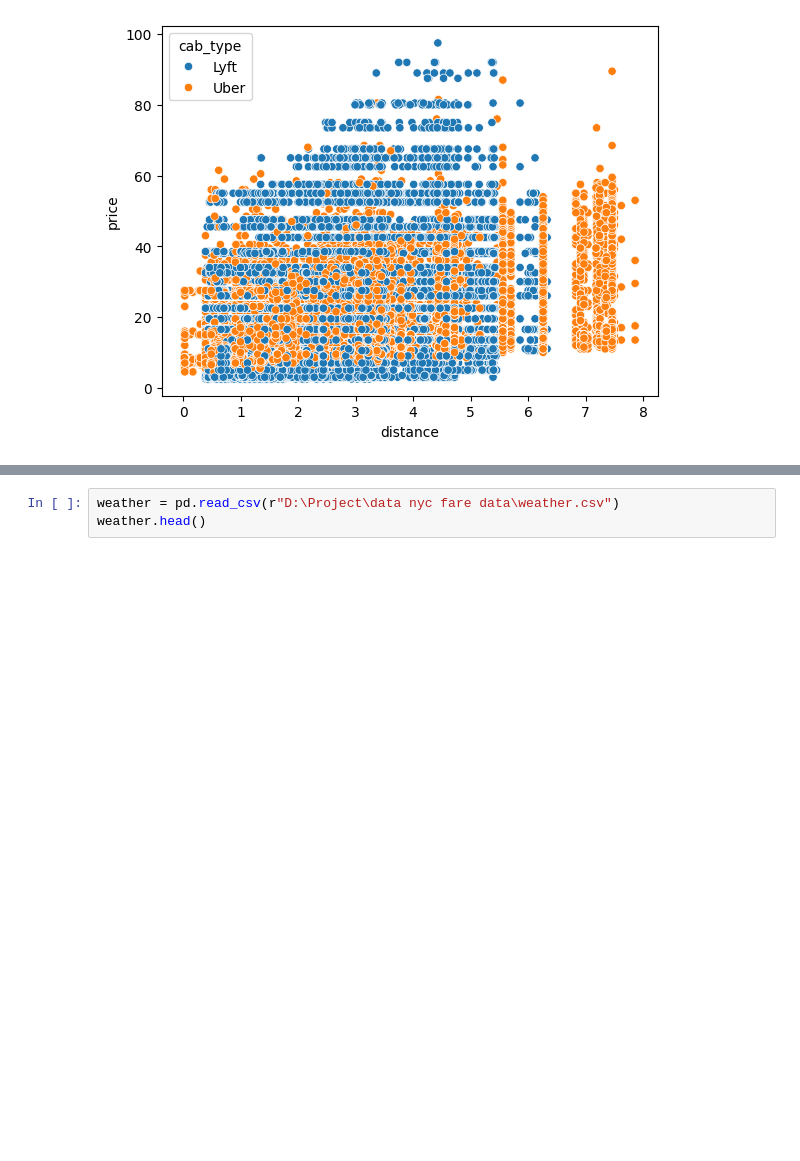
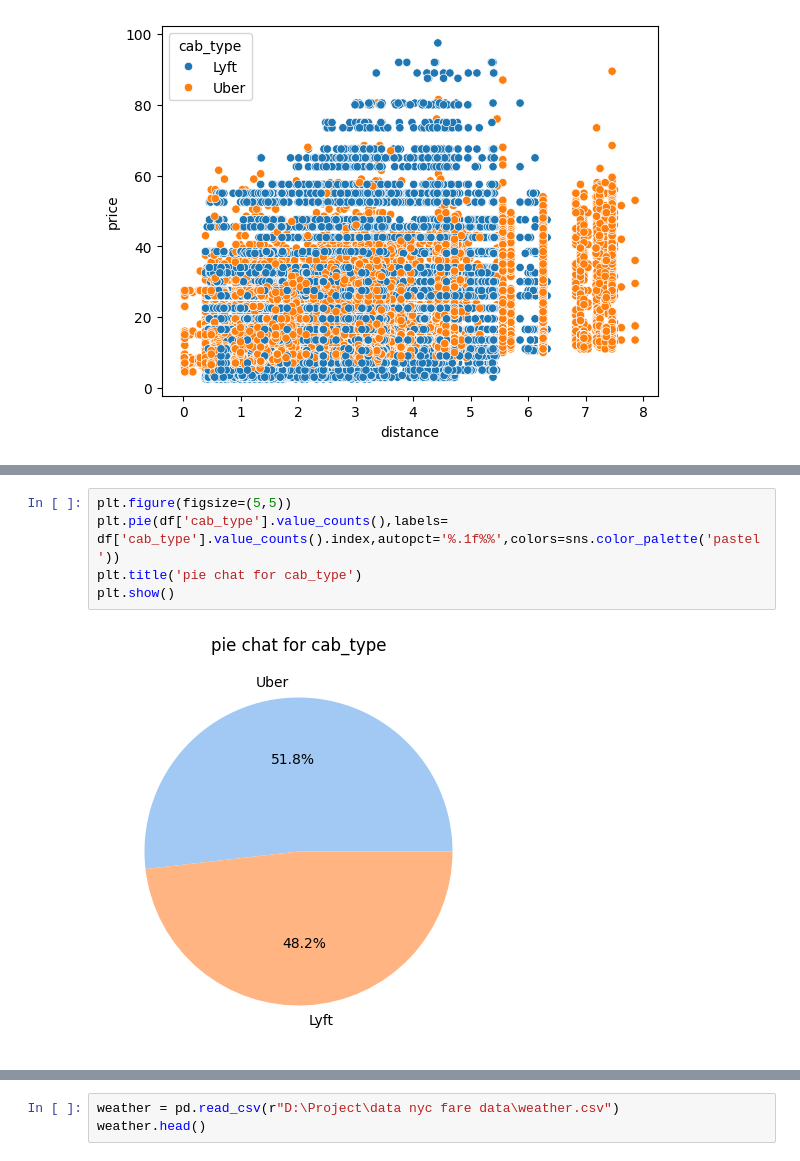
Before and after one commit to mkr9395/nyc-taxi-fare-prediction, a Jupyter notebook: notebooks/data_cleaning.ipynb, the cells around one changed output, grey strips where cells are left out. Cells and saved outputs as stored; diff of their text form; blank space fills up the shorter version.

```diff
--- a/notebooks/data_cleaning.ipynb
+++ b/notebooks/data_cleaning.ipynb
@@ -136,0 +144,7 @@ dtype: object
+# %%
+plt.figure(figsize=(5,5))
+plt.pie(df['cab_type'].value_counts(),labels= df['cab_type'].value_counts().index,autopct='%.1f%%',colors=sns.color_palette('pastel'))
+plt.title('pie chat for cab_type')
+plt.show()
+# %% [output]
+[figure, added]
```
Also changed, not shown: parts of 73 cells of this notebook.
